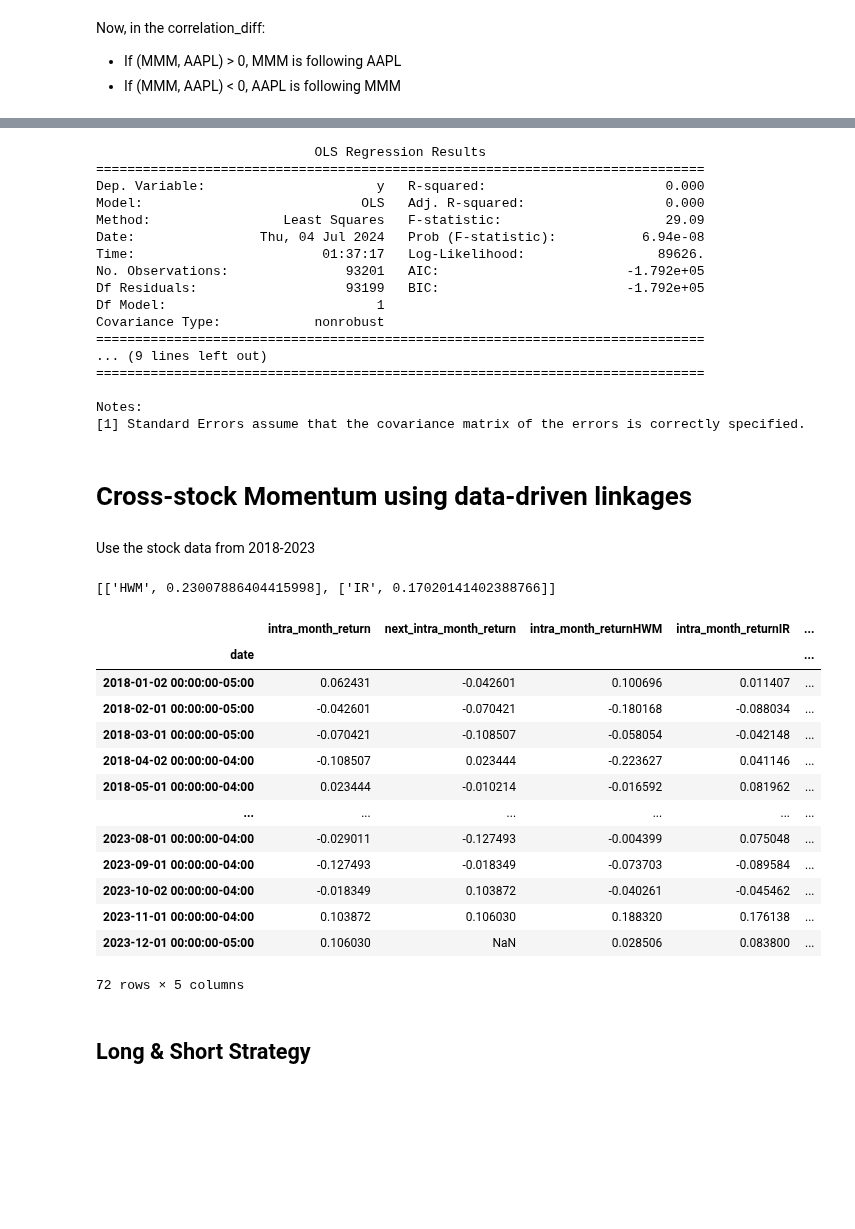
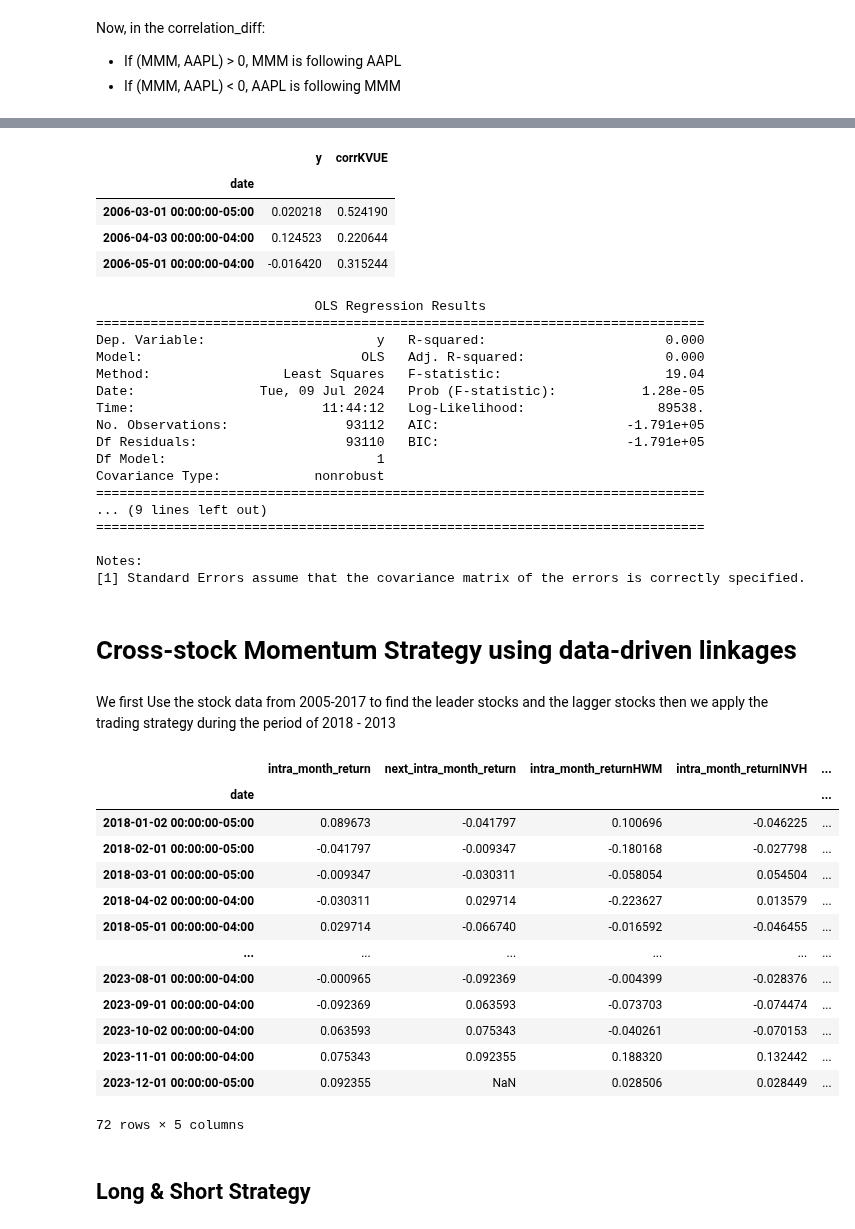
Before and after one commit to vd1371/AcademicQuantLab, a Jupyter notebook: Cross-stock Momentum.ipynb, the cells around one changed output, grey strips where cells are left out. Cells and saved outputs as stored; diff of their text form; code cells hidden in the pictures; blank space fills up the shorter version.

```diff
--- a/Cross-stock Momentum.ipynb
+++ b/Cross-stock Momentum.ipynb
@@ -99,7 +99,7 @@ for df in monthly_data:
     df['intra_month_return'] = (df['Close'] - df['Open']) / df['Open']
     df['next_intra_month_return'] = df['intra_month_return'].shift(-1)
     # Compute the cumulative return
-    df['last_1_month_cumulative_return'] = (1 + df['monthly_return']).cumprod()
+    df['last_1_month_cumulative_return'] = (1 + df['monthly_return']).cumprod() - 1
     df['last_1_month_cumulative_return'] = df['last_1_month_cumulative_return'].shift(1)
     df['last_2_month_cumulative_return'] = df['last_1_month_cumulative_return'].shift(1)
     temp.append(df)
@@ -245,10 +225,18 @@ for ticker in tickers:
     if len(pairs[ticker]) > 0:
 
         df = pd.DataFrame()
-        df['y'] = monthly_data[tickers.index(ticker)]['monthly_return']
+        df['y'] = monthly_data[tickers.index(ticker)]['intra_month_return']
         df['corr'+pairs[ticker][0][0]] = monthly_data[tickers.index(ticker)]['corr'+pairs[ticker][0][0]]
 
         regression_data.append(df)
+# %%
+regression_data[0].head(3)
+# %% [output]
+|  | y | corrKVUE |
+| date |  |  |
+| 2006-03-01 00:00:00-05:00 | 0.020218 | 0.524190 |
+| 2006-04-03 00:00:00-04:00 | 0.124523 | 0.220644 |
+| 2006-05-01 00:00:00-04:00 | -0.016420 | 0.315244 |
 # %%
 # Build the regression model on corr+pair first
 import statsmodels.api as sm
@@ -296,11 +284,11 @@ print(result_corr.summary())
 ==============================================================================
 Dep. Variable:                      y   R-squared:                       0.000
 Model:                            OLS   Adj. R-squared:                  0.000
-Method:                 Least Squares   F-statistic:                     29.09
-Date:                Thu, 04 Jul 2024   Prob (F-statistic):           6.94e-08
-Time:                        01:37:17   Log-Likelihood:                 89626.
-No. Observations:               93201   AIC:                        -1.792e+05
-Df Residuals:                   93199   BIC:                        -1.792e+05
+Method:                 Least Squares   F-statistic:                     19.04
+Date:                Tue, 09 Jul 2024   Prob (F-statistic):           1.28e-05
+Time:                        11:44:12   Log-Likelihood:                 89538.
+No. Observations:               93112   AIC:                        -1.791e+05
+Df Residuals:                   93110   BIC:                        -1.791e+05
 Df Model:                           1
 Covariance Type:            nonrobust
 ==============================================================================
@@ -310,9 +298,9 @@ Covariance Type:            nonrobust
 Notes:
 [1] Standard Errors assume that the covariance matrix of the errors is correctly specified.
 # %% [markdown]
-# Cross-stock Momentum using data-driven linkages
+# Cross-stock Momentum Strategy using data-driven linkages
-# %% [markdown]
-Use the stock data from 2018-2023
+# %% [markdown]
+We first Use the stock data from 2005-2017 to find the leader stocks and the lagger stocks then we apply the trading strategy during the period of 2018 - 2013
 # %%
 # Get the stock price from 2005-2017 and stock price from 2018-2023
 last_1_month_cumulative_return_df_2005_2017 = last_1_month_cumulative_return_df.loc['2005-01-01':'2017-12-31']
@@ -386,10 +374,21 @@ for pair in correlation_diff_selected_pairs_2005_2017.index:
 # Sort the pairs based on the correlation difference
 for symbol in tickers:
     linkage_2005_2017[symbol] = sorted(linkage_2005_2017[symbol], key=lambda x: x[1], reverse=True)
-# %%
-linkage_2005_2017['MMM']
-# %% [output]
-[['HWM', 0.23007886404415998], ['IR', 0.17020141402388766]]
+# %%
+# Build the multi-regression model for each lagged stock and get the coefficients
+regression_model_2005_2017 = {}
+for ticker in tickers:
+    if len(linkage_2005_2017[ticker]) > 0:
+        df = pd.DataFrame()
+        df['y'] = next_intra_month_return_df_2005_2017[ticker]
+        for i in range(len(linkage_2005_2017[ticker])):
+            df['intra_month_return '+linkage_2005_2017[ticker][i][0]] = intra_month_return_df_2005_2017[linkage_2005_2017[ticker][i][0]]
+
+        df.dropna(inplace=True)
+        X = sm.add_constant(df.iloc[:, 1:])
+        model = OLS(df['y'], X)
+        result = model.fit()
+        regression_model_2005_2017[ticker] = result.params
 # %%
 # Create a new dataframe that stores the stock price from 2018-2023 and the stock price from 2018-2023 of the leader stocks
 prediction_matrix_2018_2023_holder = []
@@ -407,28 +406,31 @@ for ticker in tickers:
         for leader_stock in linkage_2005_2017[ticker]:
             df['intra_month_return' + leader_stock[0]] = prediction_matrix_2018_2023_holder[tickers.index(leader_stock[0])]['intra_month_return']
 
-        df['predicted_next_month_return'] = sum([df['intra_month_return' + pair[0]] for pair in linkage_2005_2017[ticker]]) / len(linkage_2005_2017[ticker])
+        #df['predicted_next_month_return'] = sum([df['intra_month_return' + pair[0]] for pair in linkage_2005_2017[ticker]]) / len(linkage_2005_2017[ticker])
+
+        # Based on the regression model, we can predict the next month return
+        df['predicted_next_month_return'] = sum([df['intra_month_return' + pair[0]] * regression_model_2005_2017[ticker]['intra_month_return '+pair[0]] for pair in linkage_2005_2017[ticker]]) + regression_model_2005_2017[ticker]['const']
         temp.append(df)
-    prediction_matrix_2018_2023_holder[tickers.index(ticker)]['intra_month_return'] = intra_month_return_df_2018_2023[ticker]
+    #prediction_matrix_2018_2023_holder[tickers.index(ticker)]['intra_month_return'] = intra_month_return_df_2018_2023[ticker]
 
 
 prediction_matrix_2018_2023_holder = temp
 # %%
-prediction_matrix_2018_2023_holder[0]
+prediction_matrix_2018_2023_holder[1]
 # %% [output]
-|  | intra_month_return | next_intra_month_return | intra_month_returnHWM | intra_month_returnIR | ... |
+|  | intra_month_return | next_intra_month_return | intra_month_returnHWM | intra_month_returnINVH | ... |
 | date |  |  |  |  | ... |
-| 2018-01-02 00:00:00-05:00 | 0.062431 | -0.042601 | 0.100696 | 0.011407 | ... |
-| 2018-02-01 00:00:00-05:00 | -0.042601 | -0.070421 | -0.180168 | -0.088034 | ... |
-| 2018-03-01 00:00:00-05:00 | -0.070421 | -0.108507 | -0.058054 | -0.042148 | ... |
-| 2018-04-02 00:00:00-04:00 | -0.108507 | 0.023444 | -0.223627 | 0.041146 | ... |
-| 2018-05-01 00:00:00-04:00 | 0.023444 | -0.010214 | -0.016592 | 0.081962 | ... |
+| 2018-01-02 00:00:00-05:00 | 0.089673 | -0.041797 | 0.100696 | -0.046225 | ... |
+| 2018-02-01 00:00:00-05:00 | -0.041797 | -0.009347 | -0.180168 | -0.027798 | ... |
+| 2018-03-01 00:00:00-05:00 | -0.009347 | -0.030311 | -0.058054 | 0.054504 | ... |
+| 2018-04-02 00:00:00-04:00 | -0.030311 | 0.029714 | -0.223627 | 0.013579 | ... |
+| 2018-05-01 00:00:00-04:00 | 0.029714 | -0.066740 | -0.016592 | -0.046455 | ... |
 | ... | ... | ... | ... | ... | ... |
-| 2023-08-01 00:00:00-04:00 | -0.029011 | -0.127493 | -0.004399 | 0.075048 | ... |
-| 2023-09-01 00:00:00-04:00 | -0.127493 | -0.018349 | -0.073703 | -0.089584 | ... |
-| 2023-10-02 00:00:00-04:00 | -0.018349 | 0.103872 | -0.040261 | -0.045462 | ... |
-| 2023-11-01 00:00:00-04:00 | 0.103872 | 0.106030 | 0.188320 | 0.176138 | ... |
-| 2023-12-01 00:00:00-05:00 | 0.106030 | NaN | 0.028506 | 0.083800 | ... |
+| 2023-08-01 00:00:00-04:00 | -0.000965 | -0.092369 | -0.004399 | -0.028376 | ... |
+| 2023-09-01 00:00:00-04:00 | -0.092369 | 0.063593 | -0.073703 | -0.074474 | ... |
+| 2023-10-02 00:00:00-04:00 | 0.063593 | 0.075343 | -0.040261 | -0.070153 | ... |
+| 2023-11-01 00:00:00-04:00 | 0.075343 | 0.092355 | 0.188320 | 0.132442 | ... |
+| 2023-12-01 00:00:00-05:00 | 0.092355 | NaN | 0.028506 | 0.028449 | ... |
 72 rows × 5 columns
 # %% [markdown]
 ## Long & Short Strategy
```
Also changed, not shown: parts of 16 cells of this notebook.
